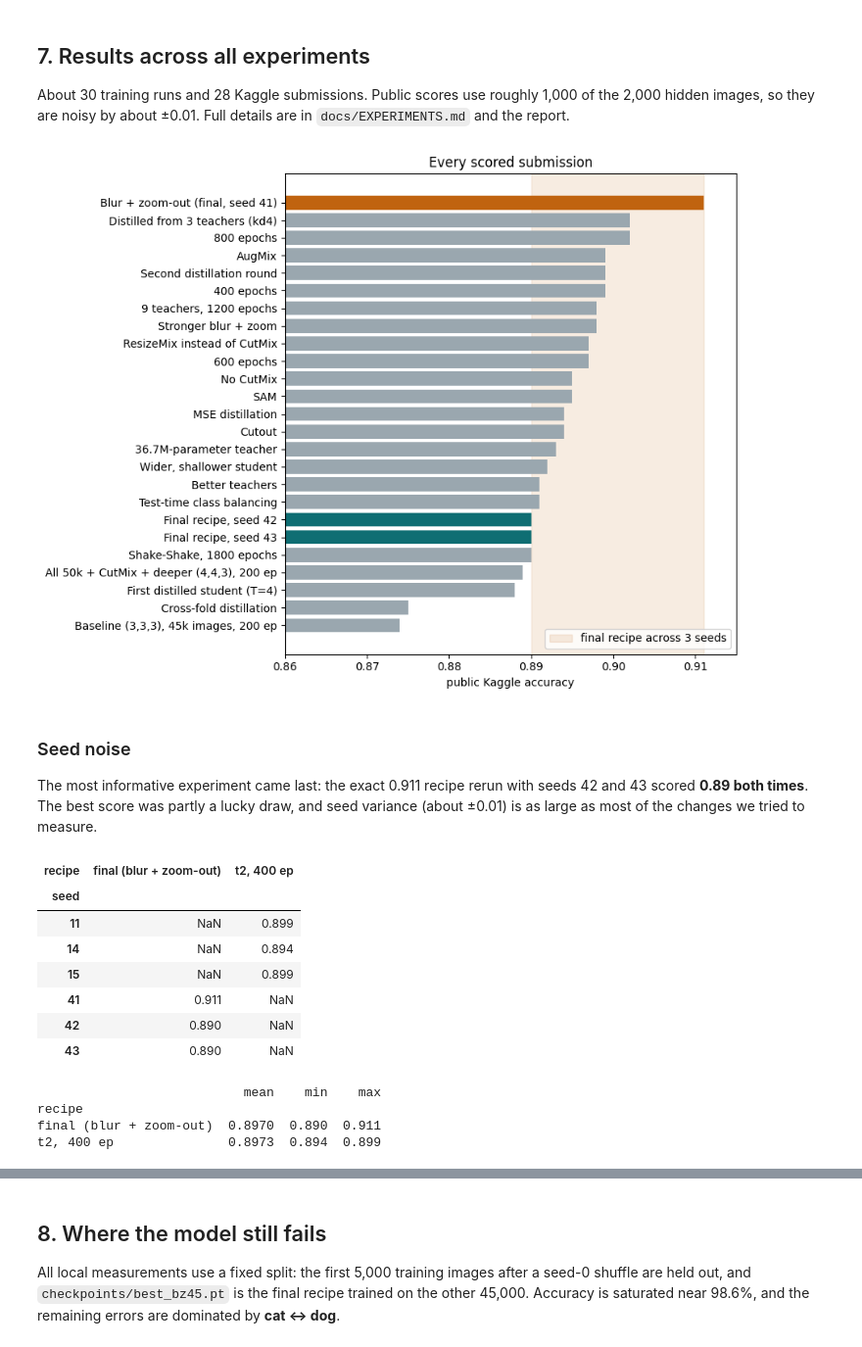
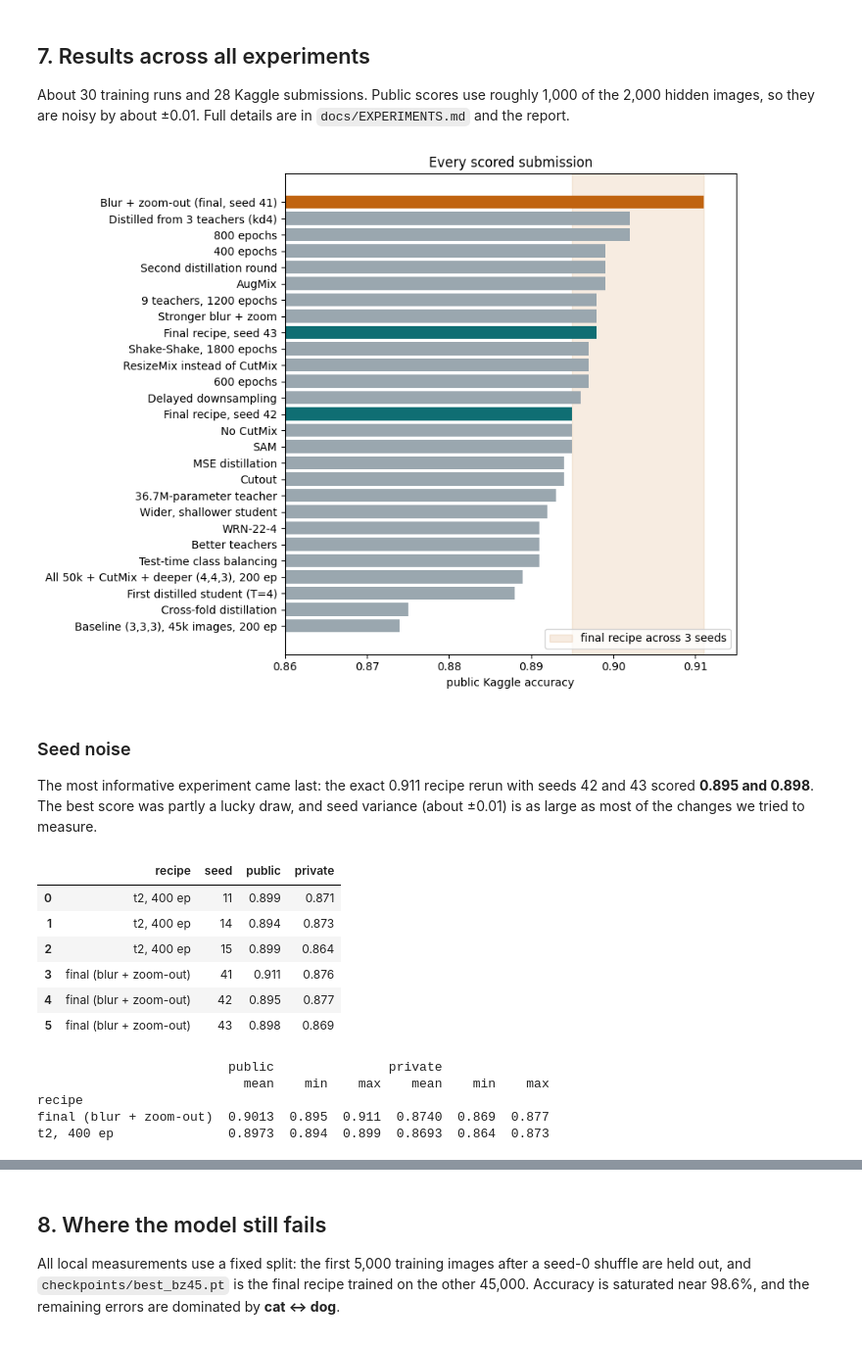
Before and after one commit to chetank03/resnet-cifar10-5m, a Jupyter notebook: ResNet_CIFAR10.ipynb, the cells around one changed output, grey strips where cells are left out. Shown at 98% size. Saved outputs shown, nothing was run; the diff lists cells and outputs as text; code cells hidden in the pictures.

```diff
--- a/ResNet_CIFAR10.ipynb
+++ b/ResNet_CIFAR10.ipynb
@@ -181,39 +182,40 @@ About 30 training runs and 28 Kaggle submissions. Public scores use roughly 1,00
 # %%
 scores = pd.DataFrame([
     ("Baseline (3,3,3), 45k images, 200 ep", 0.874), ("All 50k + CutMix + deeper (4,4,3), 200 ep", 0.889),
     ("400 epochs", 0.899), ("600 epochs", 0.897), ("SAM", 0.895), ("Test-time class balancing", 0.891),
     ("First distilled student (T=4)", 0.888), ("Cross-fold distillation", 0.875), ("Distilled from 3 teachers (kd4)", 0.902),
     ("Second distillation round", 0.899), ("9 teachers, 1200 epochs", 0.898), ("MSE distillation", 0.894),
     ("36.7M-parameter teacher", 0.893), ("Wider, shallower student", 0.892), ("Blur + zoom-out (final, seed 41)", 0.911),
     ("Stronger blur + zoom", 0.898), ("AugMix", 0.899), ("Cutout", 0.894), ("No CutMix", 0.895), ("Better teachers", 0.891),
-    ("Shake-Shake, 1800 epochs", 0.890), ("800 epochs", 0.902), ("ResizeMix instead of CutMix", 0.897),
-    ("Final recipe, seed 42", 0.890), ("Final recipe, seed 43", 0.890)], columns=["run", "public"])
+    ("Shake-Shake, 1800 epochs", 0.897), ("800 epochs", 0.902), ("ResizeMix instead of CutMix", 0.897),
+    ("Final recipe, seed 42", 0.895), ("Final recipe, seed 43", 0.898), ("Delayed downsampling", 0.896), ("WRN-22-4", 0.891)], columns=["run", "public"])
 s = scores.sort_values("public")
 colors = ["#c0630f" if "seed 41" in r else "#0f6e73" if "Final recipe" in r else "#9aa7af" for r in s.run]
-plt.figure(figsize=(9, 7)); plt.axvspan(0.89, 0.911, color="#c0630f", alpha=.12, label="final recipe across 3 seeds")
+plt.figure(figsize=(9, 7)); plt.axvspan(0.895, 0.911, color="#c0630f", alpha=.12, label="final recipe across 3 seeds")
 plt.barh(s.run, s.public - 0.86, left=0.86, color=colors); plt.xlim(0.86, 0.915); plt.xlabel("public Kaggle accuracy")
 plt.legend(loc="lower right"); plt.title("Every scored submission"); plt.tight_layout(); plt.show()
 # %% [output]
-[figure, old version]
+[figure, new version]
 # %% [markdown]
 ### Seed noise
 
-The most informative experiment came last: the exact 0.911 recipe rerun with seeds 42 and 43 scored **0.89 both times**. The best score was partly a lucky draw, and seed variance (about ±0.01) is as large as most of the changes we tried to measure.
+The most informative experiment came last: the exact 0.911 recipe rerun with seeds 42 and 43 scored **0.895 and 0.898**. The best score was partly a lucky draw, and seed variance (about ±0.01) is as large as most of the changes we tried to measure.
 # %%
 seeds = pd.DataFrame({"recipe": ["t2, 400 ep"] * 3 + ["final (blur + zoom-out)"] * 3,
-                      "seed": [11, 14, 15, 41, 42, 43], "public": [0.899, 0.894, 0.899, 0.911, 0.890, 0.890]})
-display(seeds.pivot(index="seed", columns="recipe", values="public"))
-print(seeds.groupby("recipe").public.agg(["mean", "min", "max"]).round(4))
+                      "seed": [11, 14, 15, 41, 42, 43], "public": [0.899, 0.894, 0.899, 0.911, 0.895, 0.898],
+                      "private": [0.871, 0.873, 0.864, 0.876, 0.877, 0.869]})
+display(seeds)
+print(seeds.groupby("recipe")[["public", "private"]].agg(["mean", "min", "max"]).round(4))
 # %% [output]
-| recipe | final (blur + zoom-out) | t2, 400 ep |
-| seed |  |  |
-| 11 | NaN | 0.899 |
-| 14 | NaN | 0.894 |
-| 15 | NaN | 0.899 |
-| 41 | 0.911 | NaN |
-| 42 | 0.890 | NaN |
-| 43 | 0.890 | NaN |
+|  | recipe | seed | public | private |
+| 0 | t2, 400 ep | 11 | 0.899 | 0.871 |
+| 1 | t2, 400 ep | 14 | 0.894 | 0.873 |
+| 2 | t2, 400 ep | 15 | 0.899 | 0.864 |
+| 3 | final (blur + zoom-out) | 41 | 0.911 | 0.876 |
+| 4 | final (blur + zoom-out) | 42 | 0.895 | 0.877 |
+| 5 | final (blur + zoom-out) | 43 | 0.898 | 0.869 |
-                           mean    min    max
+                         public               private
+                           mean    min    max    mean    min    max
 recipe
-final (blur + zoom-out)  0.8970  0.890  0.911
-t2, 400 ep               0.8973  0.894  0.899
+final (blur + zoom-out)  0.9013  0.895  0.911  0.8740  0.869  0.877
+t2, 400 ep               0.8973  0.894  0.899  0.8693  0.864  0.873
```
Also changed, not shown: parts of 4 cells of this notebook, 10 other files.
